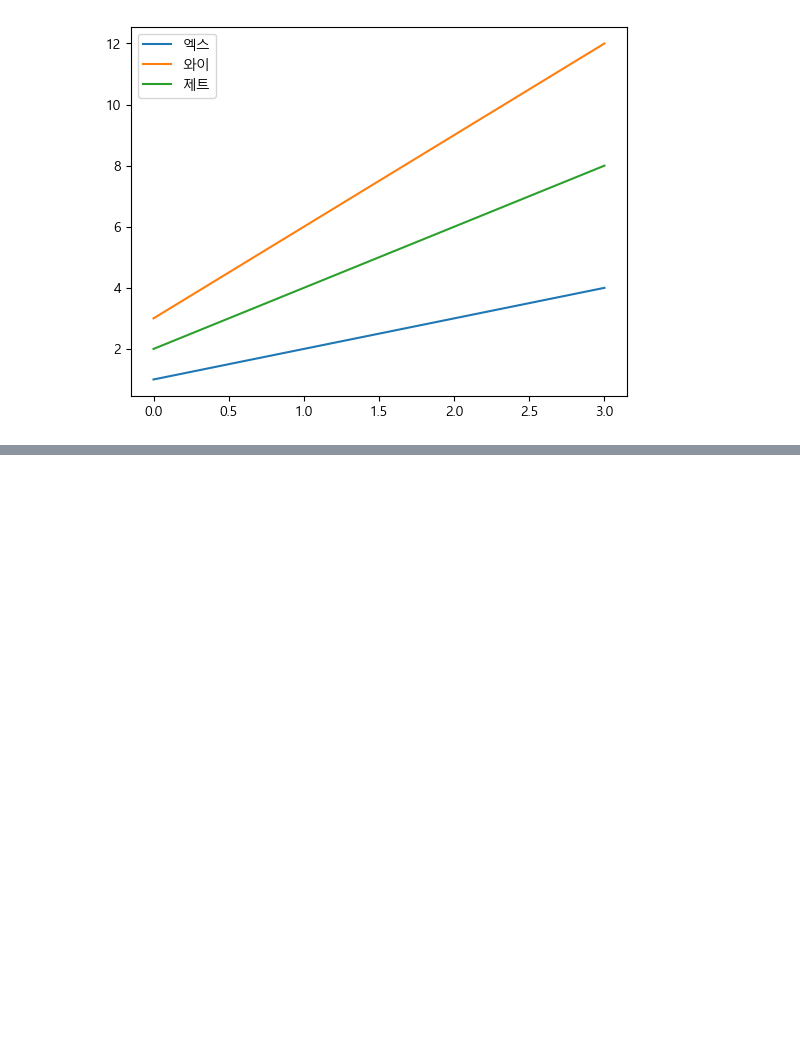
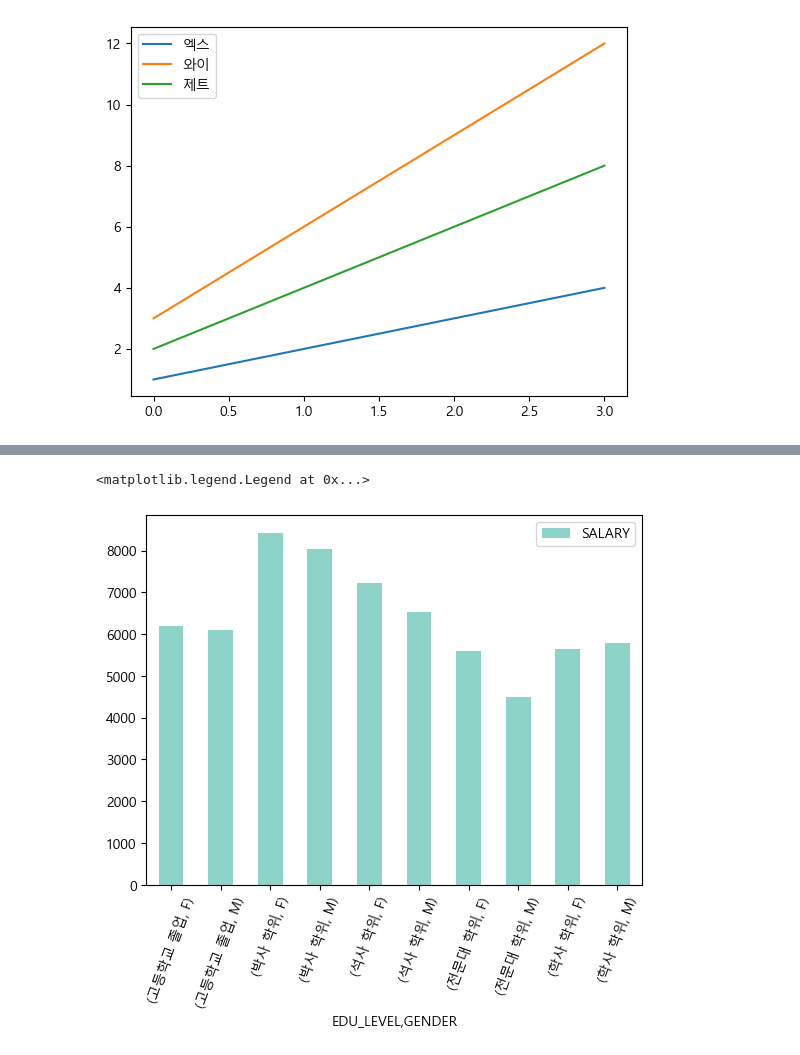
Before and after one commit to gasshot/Python_Lib, a Jupyter notebook: Python_Library/ex05_matplotlib.ipynb, the cells around one changed output, grey strips where cells are left out. Cells and saved outputs as stored; diff of their text form; code cells hidden in the pictures; blank space fills up the shorter version.

```diff
--- a/Python_Library/ex05_matplotlib.ipynb
+++ b/Python_Library/ex05_matplotlib.ipynb
@@ -93,0 +154,11 @@ plt.show()
+# %%
+# 1) 학위, 성별을 고려한 평균 급여를 추출
+edu_gender_mean = hr.groupby(by = ['EDU_LEVEL', 'GENDER'])['SALARY'].mean()
+# 2) 시작화 > bar
+edu_gender_mean.plot(kind = 'bar', colormap = 'Set3', rot = 70)
+
+# 범례 표시
+plt.legend()  # 범례와 제목 설정
+# %% [output]
+<matplotlib.legend.Legend at 0x...>
+[figure, added]
```
Also changed, not shown: parts of 6 cells of this notebook, 2 other files.
